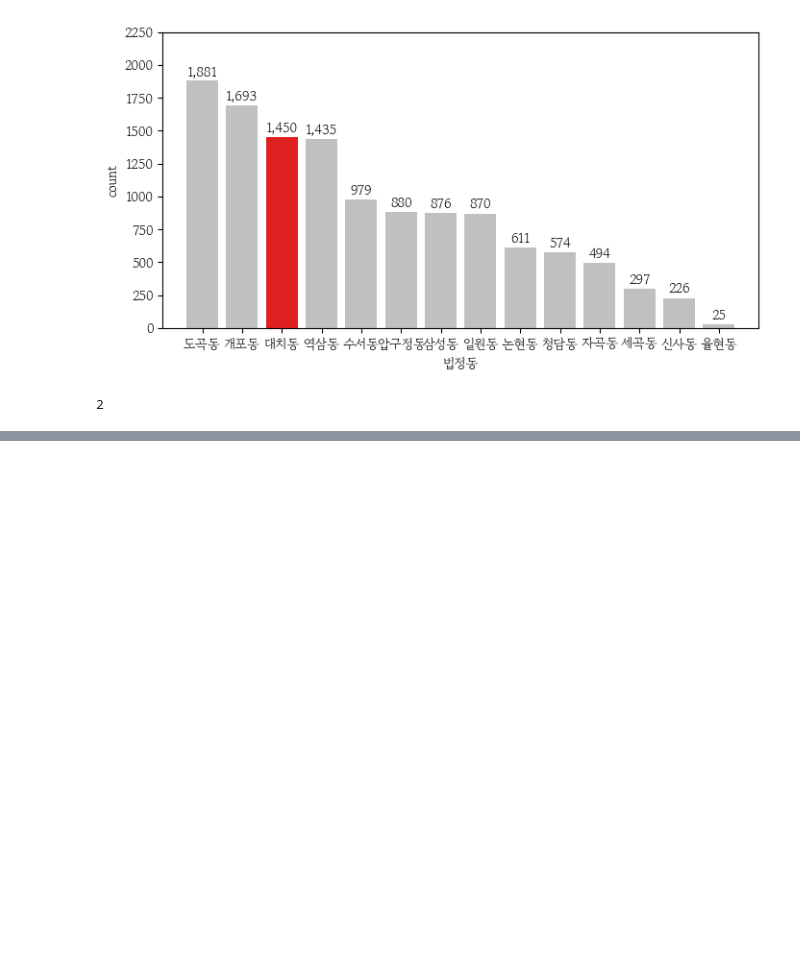
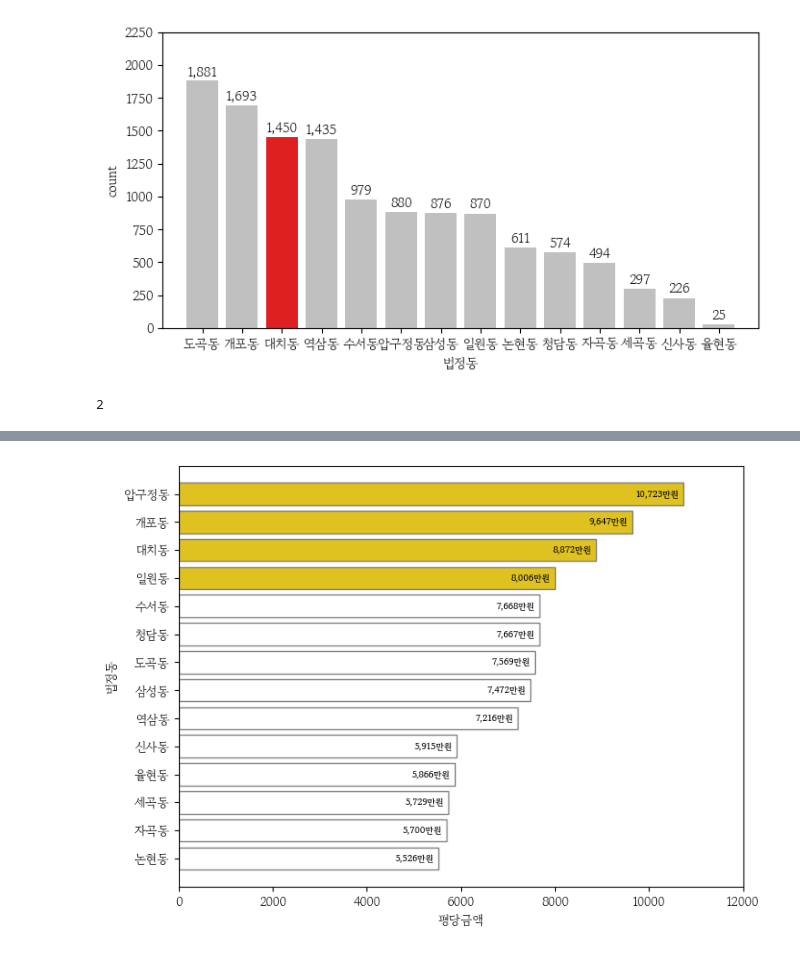
Before and after one commit to HelloDataScience/LS-S1, a Jupyter notebook: Day5.ipynb, the cells around one changed output, grey strips where cells are left out. Drawn from its saved outputs; the diff is of its cells as text; code cells hidden in the pictures; blank space fills up the shorter version.

```diff
--- a/Day5.ipynb
+++ b/Day5.ipynb
@@ -268,0 +285,3 @@ for i, v in enumerate(grp):
+# %%
+for i in enumerate(grp):
+    print(i)
@@ -268,0 +303,3 @@ for i, v in enumerate(grp):
+# %%
+for i, v in enumerate(grp):
+    print(i, v)
@@ -315,0 +437,16 @@ np.where(gng['법정동'].unique() == '대치동')[0].item()
+# %%
+plt.figure(figsize = (8, 6))
+grp = gng.groupby(by = '법정동')['평당금액'].mean().sort_values(ascending = False)
+mypal = pd.Series(data = ['white'] * gng['법정동'].nunique())
+idx = np.where(grp.ge(8000))[0]
+mypal[idx] = 'gold'
+sns.barplot(data = gng, x = '평당금액', y = '법정동', edgecolor = '0.5',
+            estimator = 'mean', errorbar = None, order = grp.index,
+            hue = '법정동', palette = mypal.tolist(), hue_order = grp.index)
+plt.xlim(0, 12000)
+plt.ylim(14, -1)
+for i, v in enumerate(grp):
+    plt.text(x = v - 100, y = i, s = f'{int(round(v, 0)):,}만원', ha = 'right', va = 'center',
+             size = 7, color = '0', fontweight = 'bold');
+# %% [output]
+[figure, added]
```
Also changed, not shown: parts of 27 cells of this notebook.
